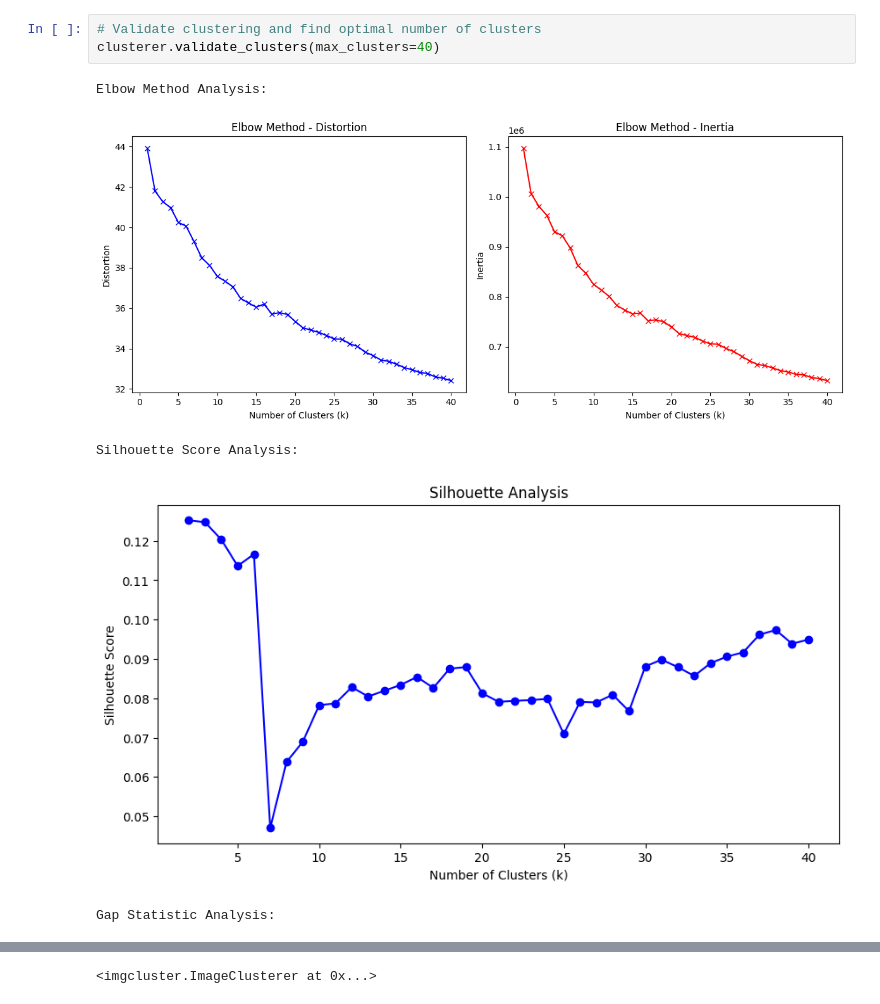
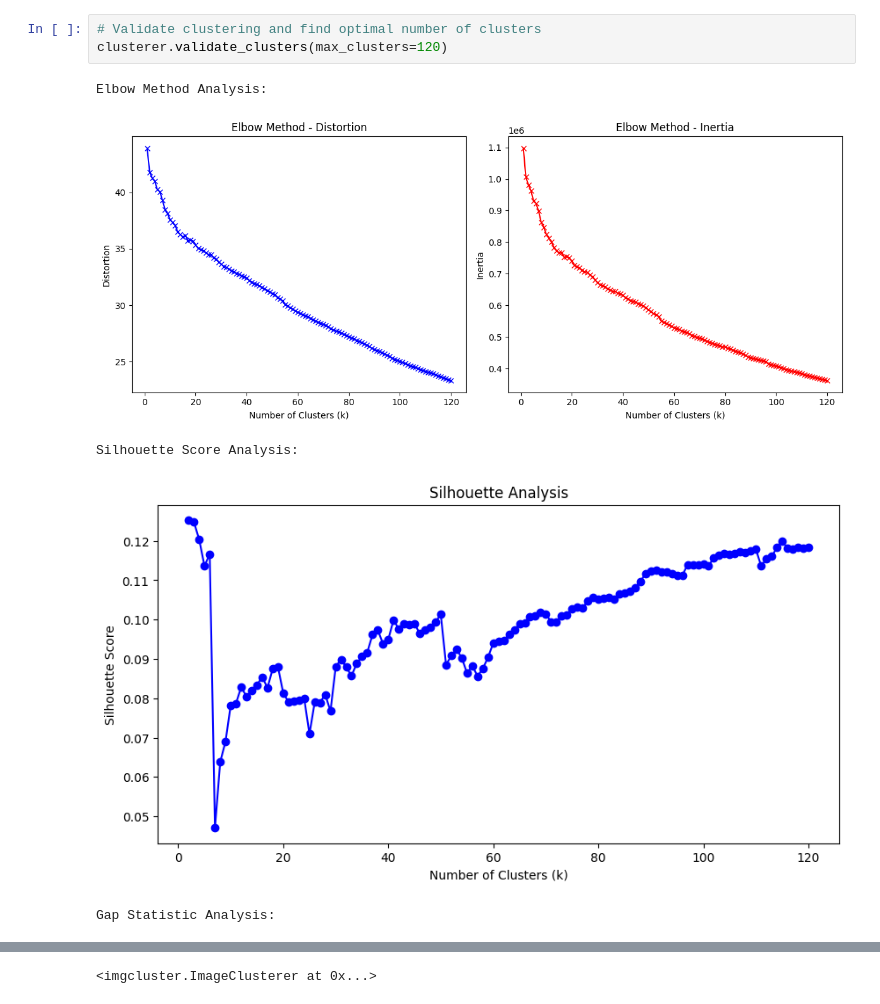
Before and after one commit to rogerallen/imgcluster, a Jupyter notebook: clustervalidator.ipynb, the cells around one changed output, grey strips where cells are left out. Saved outputs shown, nothing was run; the diff lists cells and outputs as text.

Commit message:
120 clusters

```diff
--- a/clustervalidator.ipynb
+++ b/clustervalidator.ipynb
@@ -19,9 +10,9 @@ Loaded 536 image features
 # %%
 # Validate clustering and find optimal number of clusters
-clusterer.validate_clusters(max_clusters=40)
+clusterer.validate_clusters(max_clusters=120)
 # %% [output]
 Elbow Method Analysis:
-[figure, old version]
+[figure, new version]
 Silhouette Score Analysis:
-[figure, old version]
+[figure, new version]
 Gap Statistic Analysis:
```
Also changed, not shown: parts of 3 cells of this notebook.
